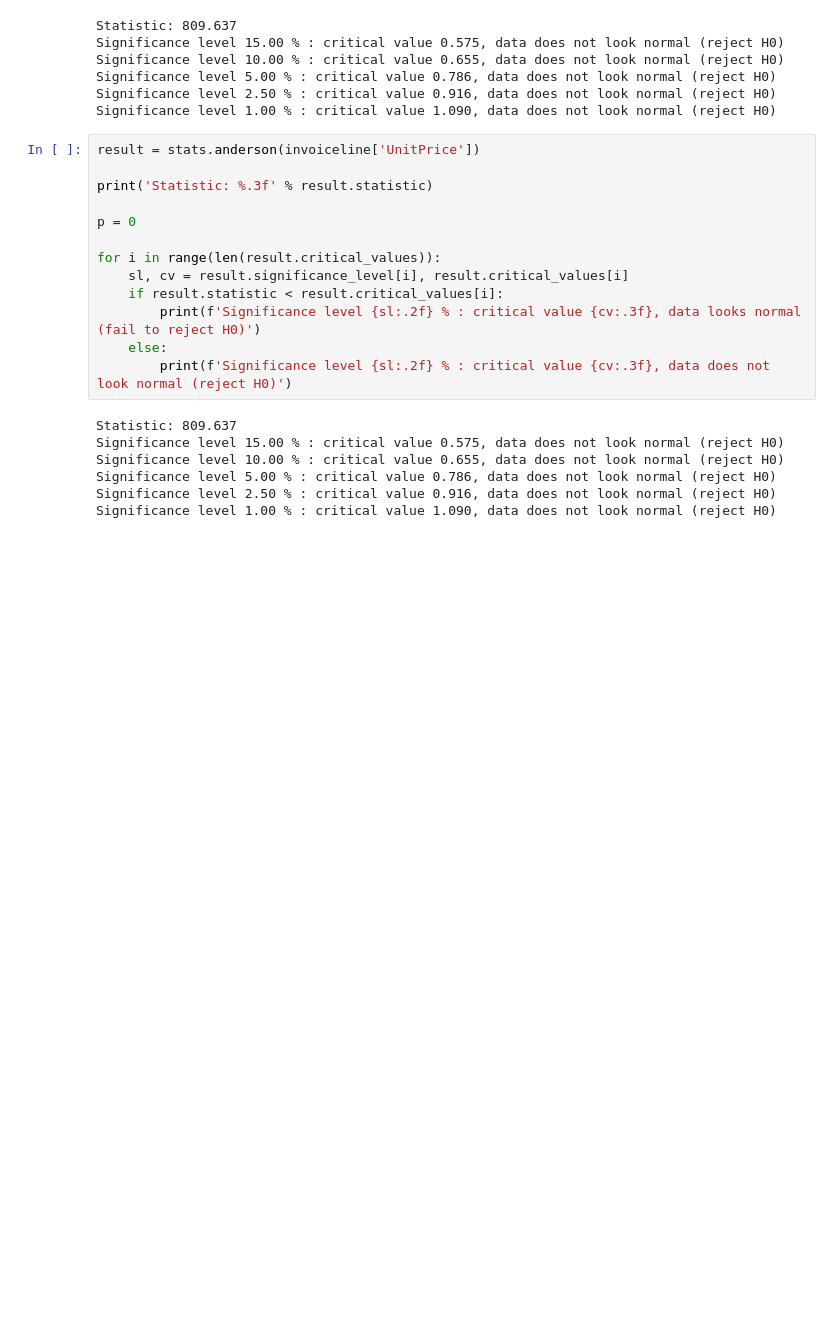
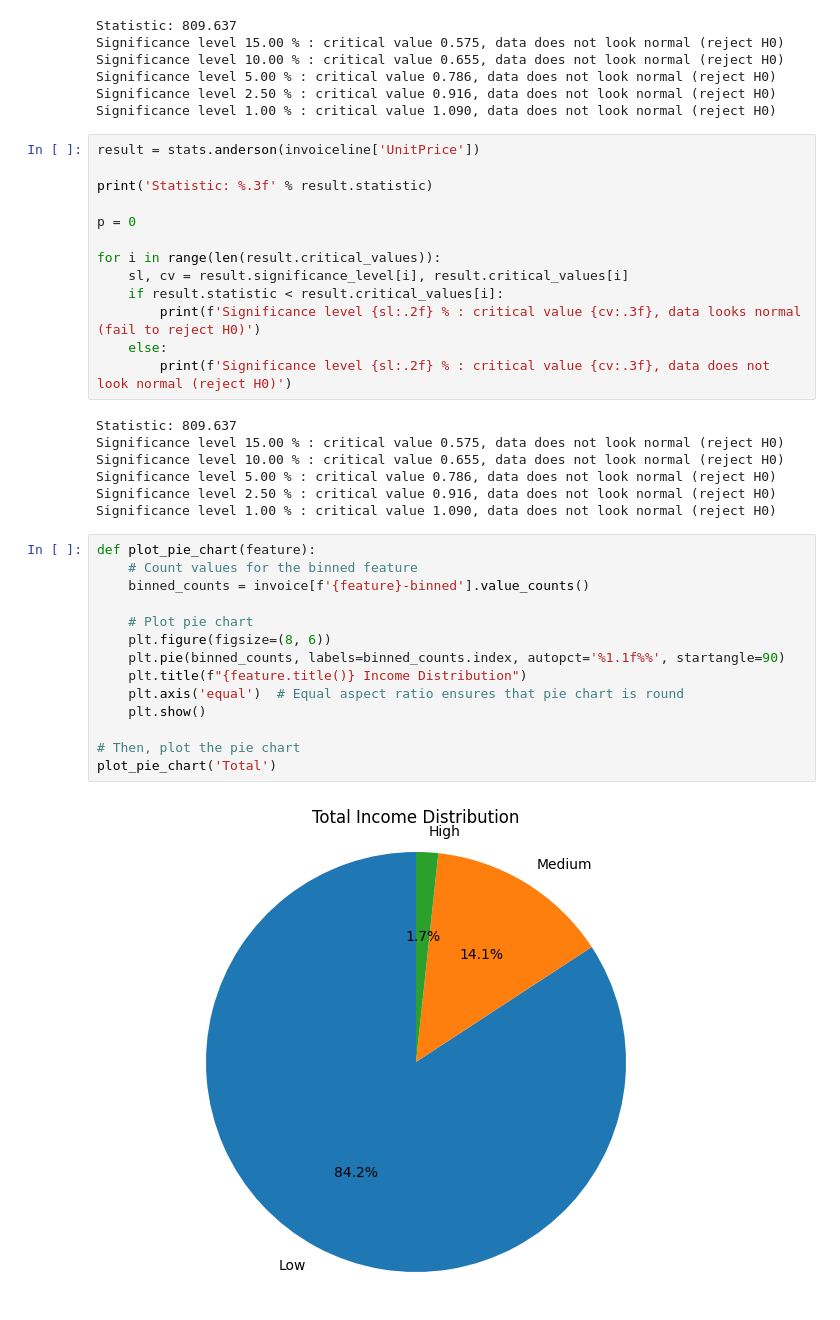
Before and after one commit to fahosseini79/Chinook_project, a Jupyter notebook: Final.ipynb, the cells around one changed output. Cells and saved outputs as stored; diff of their text form; blank space fills up the shorter version.

Commit message:
Initial Visualization

```diff
--- a/Final.ipynb
+++ b/Final.ipynb
@@ -382,3 +382,19 @@ Significance level 10.00 % : critical value 0.655, data does not look normal (re
 Significance level 5.00 % : critical value 0.786, data does not look normal (reject H0)
 Significance level 2.50 % : critical value 0.916, data does not look normal (reject H0)
 Significance level 1.00 % : critical value 1.090, data does not look normal (reject H0)
+# %%
+def plot_pie_chart(feature):
+    # Count values for the binned feature
+    binned_counts = invoice[f'{feature}-binned'].value_counts()
+
+    # Plot pie chart
+    plt.figure(figsize=(8, 6))
+    plt.pie(binned_counts, labels=binned_counts.index, autopct='%1.1f%%', startangle=90)
+    plt.title(f"{feature.title()} Income Distribution")
+    plt.axis('equal')  # Equal aspect ratio ensures that pie chart is round
+    plt.show()
+
+# Then, plot the pie chart
+plot_pie_chart('Total')
+# %% [output]
+[figure, added]
```
Also changed, not shown: parts of 6 cells of this notebook.
